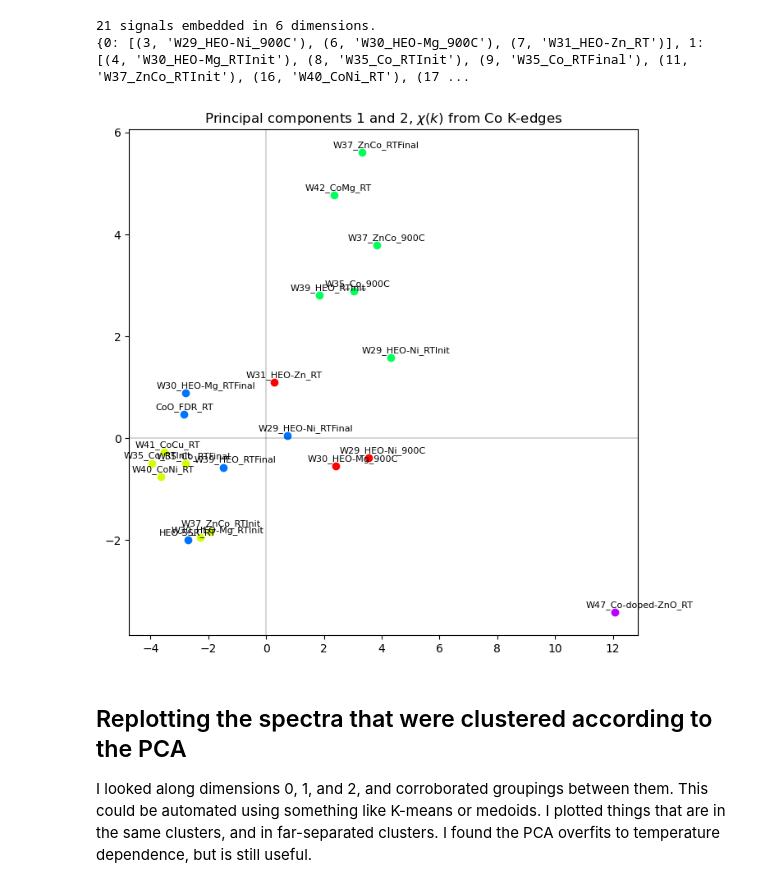
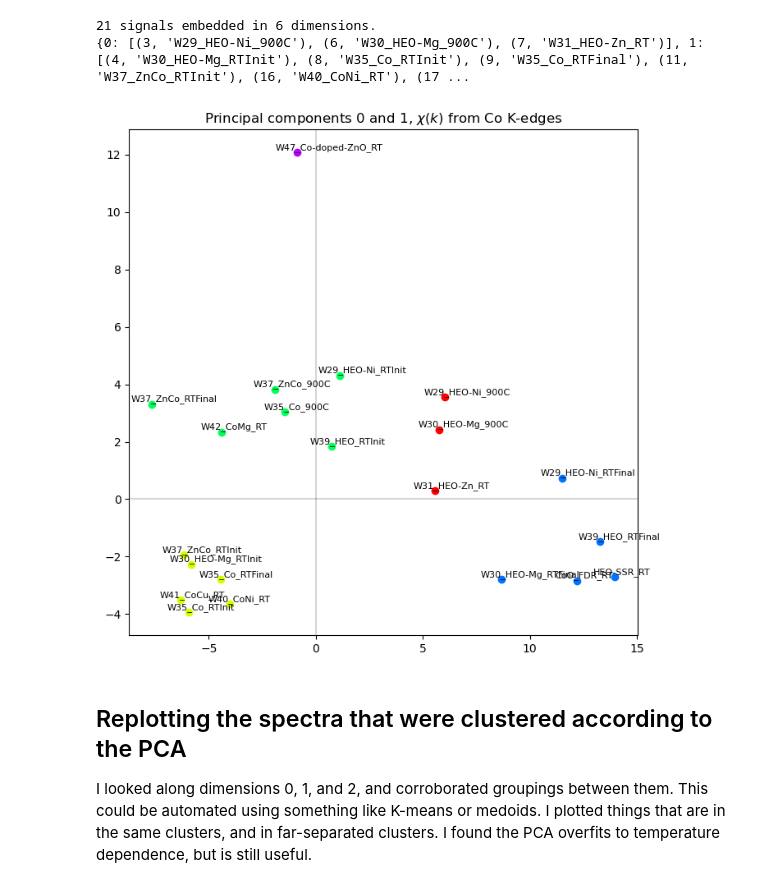
Before and after one commit to Certaingemstone/heo-xas-xrd, a Jupyter notebook: xas-pca-compare.ipynb, the cells around one changed output. Cells and saved outputs as stored; diff of their text form; code cells hidden in the pictures.

```diff
--- a/xas-pca-compare.ipynb
+++ b/xas-pca-compare.ipynb
@@ -202,23 +209,23 @@ print(clusterings)
 21 signals embedded in 6 dimensions.
 {0: [(3, 'W29_HEO-Ni_900C'), (6, 'W30_HEO-Mg_900C'), (7, 'W31_HEO-Zn_RT')], 1: [(4, 'W30_HEO-Mg_RTInit'), (8, 'W35_Co_RTInit'), (9, 'W35_Co_RTFinal'), (11, 'W37_ZnCo_RTInit'), (16, 'W40_CoNi_RT'), (17 ...
 # %%
-dim0 = 1 # 0, 1, 2, 3, 4, 5; dimensions of the PCA
-dim1 = 2
+dim0 = 0 # 0, 1, 2, 3, 4, 5; dimensions of the PCA
+dim1 = 1
 
 adj_text_idx = ()#(13, 15) # indices into names_all for which to adjust text position
 
 fig, ax = plt.subplots(figsize=(8,8))
 for i, signalvec in enumerate(reduced):
     adj = 0.2 if i in adj_text_idx else 0.
     ax.axhline(0, linewidth=0.01, color='k')
     ax.axvline(0, linewidth=0.01, color='k')
     ax.plot(signalvec[dim0], signalvec[dim1], 'o', c=cm.hsv(ap.labels_[i]/(max(ap.labels_) + 1)))
     ax.text(signalvec[dim0]-1-adj, signalvec[dim1]+0.1+adj, names_all[i], fontsize=8)
 ax.set_title(f"Principal components {dim0} and {dim1}, $\chi(k)$ from Co K-edges")
-plt.savefig(f"Output/BM23/Co_PCA/PCA_Co_Chik_long_{dim0}_{dim1}", dpi=300)
+# plt.savefig(f"Output/BM23/Co_PCA/PCA_Co_Chik_long_{dim0}_{dim1}", dpi=300)
 plt.show()
 # %% [output]
-[figure, old version]
+[figure, new version]
 # %% [markdown]
 ## Replotting the spectra that were clustered according to the PCA
 I looked along dimensions 0, 1, and 2, and corroborated groupings between them. This could be automated using something like K-means or medoids.
```
Also changed, not shown: parts of 2 cells of this notebook, 2 other files.
